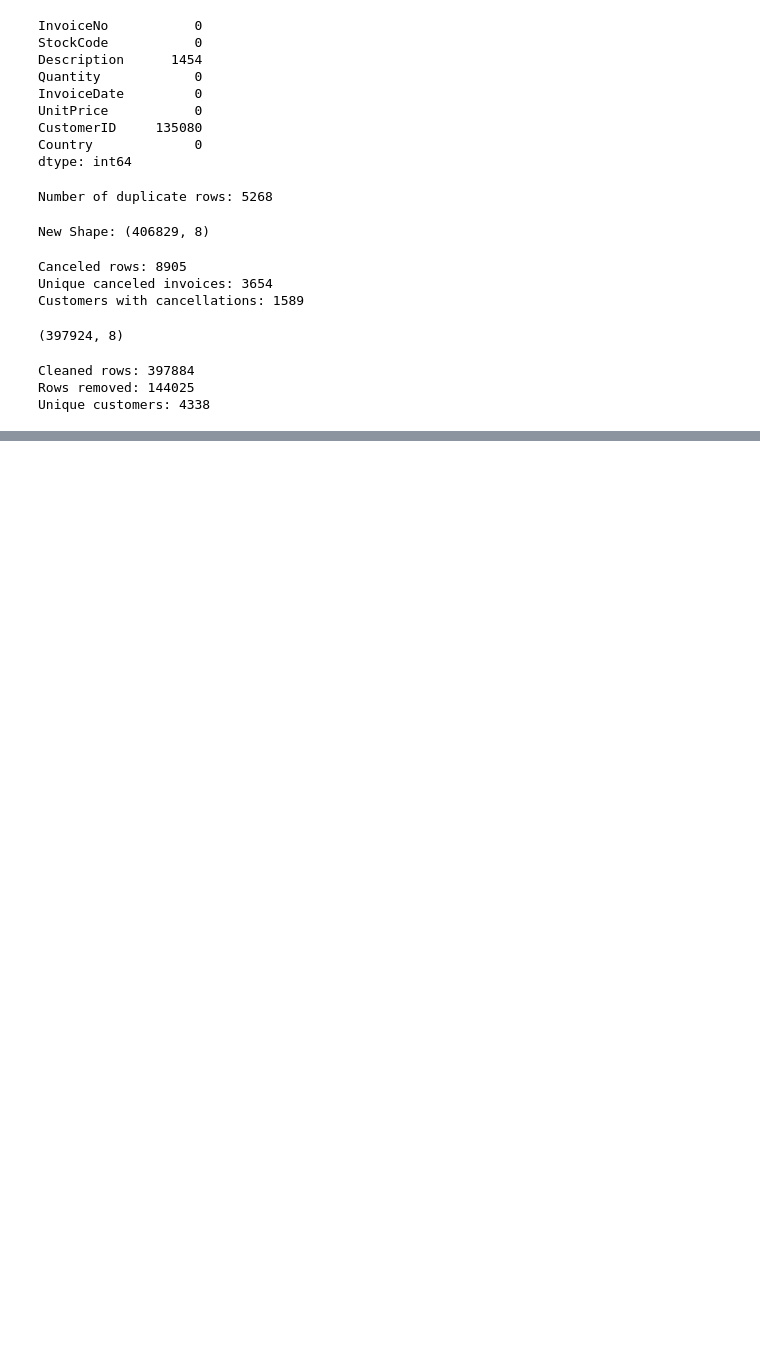
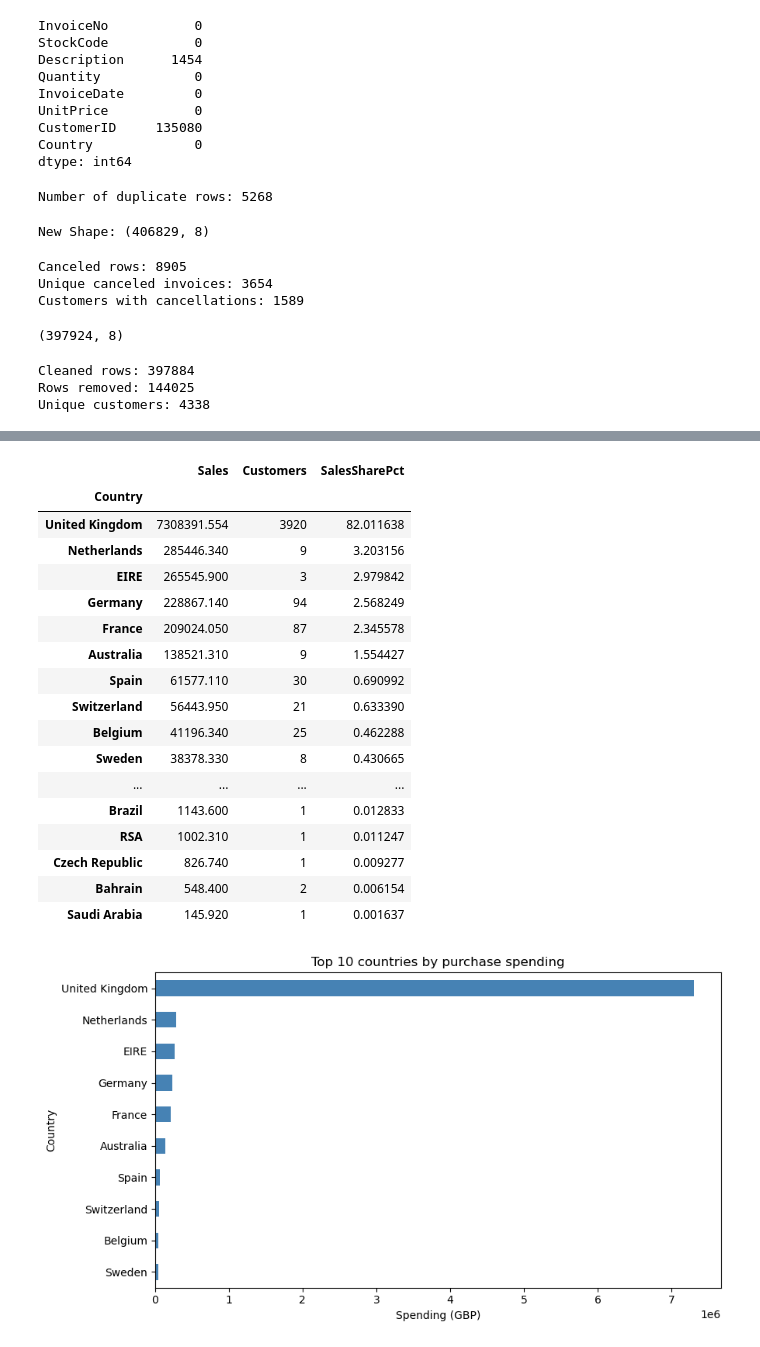
Before and after one commit to HammaadAlam/3730-Customer-Segmentation, a Jupyter notebook: preprocessing.ipynb, the cells around one changed output, grey strips where cells are left out. Cells and saved outputs as stored; diff of their text form; code cells hidden in the pictures; blank space fills up the shorter version.

```diff
--- a/preprocessing.ipynb
+++ b/preprocessing.ipynb
@@ -145,0 +182,39 @@ rfm_scaled = pd.DataFrame(
+# %%
+# Spending and share by country
+country_sales = (
+    cleaned_df.groupby("Country")
+    .agg(Sales=("TotalPrice", "sum"), Customers=("CustomerID", "nunique"))
+    .sort_values("Sales", ascending=False)
+)
+country_sales["SalesSharePct"] = country_sales["Sales"] / country_sales["Sales"].sum() * 100
+
+display(country_sales)
+
+top10 = country_sales.head(10).sort_values("Sales")
+top10["Sales"].plot.barh(figsize=(9, 5), color="steelblue")
+
+plt.title("Top 10 countries by purchase spending")
+plt.xlabel("Spending (GBP)")
+plt.ylabel("Country")
+plt.tight_layout()
+plt.show()
+# %% [output]
+|  | Sales | Customers | SalesSharePct |
+| Country |  |  |  |
+| United Kingdom | 7308391.554 | 3920 | 82.011638 |
+| Netherlands | 285446.340 | 9 | 3.203156 |
+| EIRE | 265545.900 | 3 | 2.979842 |
+| Germany | 228867.140 | 94 | 2.568249 |
+| France | 209024.050 | 87 | 2.345578 |
+| Australia | 138521.310 | 9 | 1.554427 |
+| Spain | 61577.110 | 30 | 0.690992 |
+| Switzerland | 56443.950 | 21 | 0.633390 |
+| Belgium | 41196.340 | 25 | 0.462288 |
+| Sweden | 38378.330 | 8 | 0.430665 |
+| ... | ... | ... | ... |
+| Brazil | 1143.600 | 1 | 0.012833 |
+| RSA | 1002.310 | 1 | 0.011247 |
+| Czech Republic | 826.740 | 1 | 0.009277 |
+| Bahrain | 548.400 | 2 | 0.006154 |
+| Saudi Arabia | 145.920 | 1 | 0.001637 |
+[figure, added]
```
Also changed, not shown: parts of 9 cells of this notebook.
